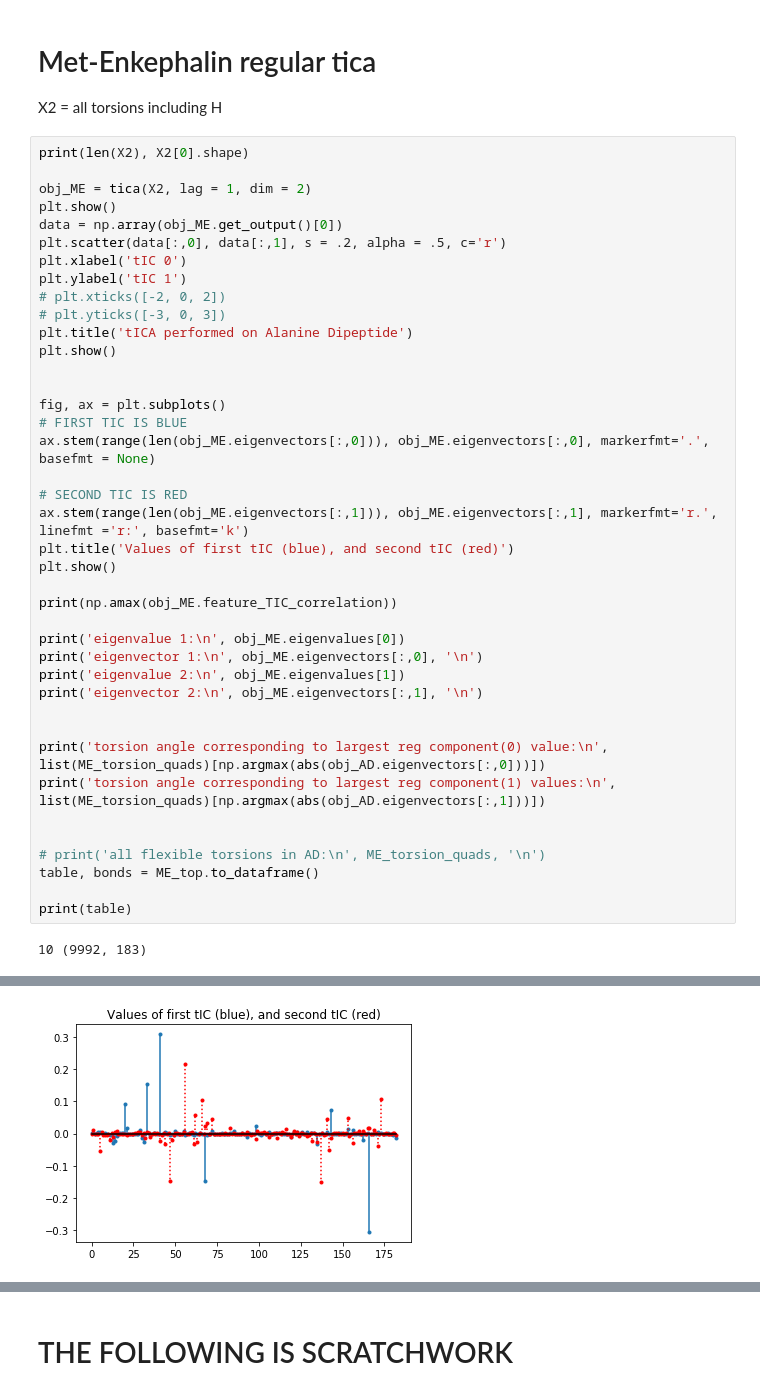
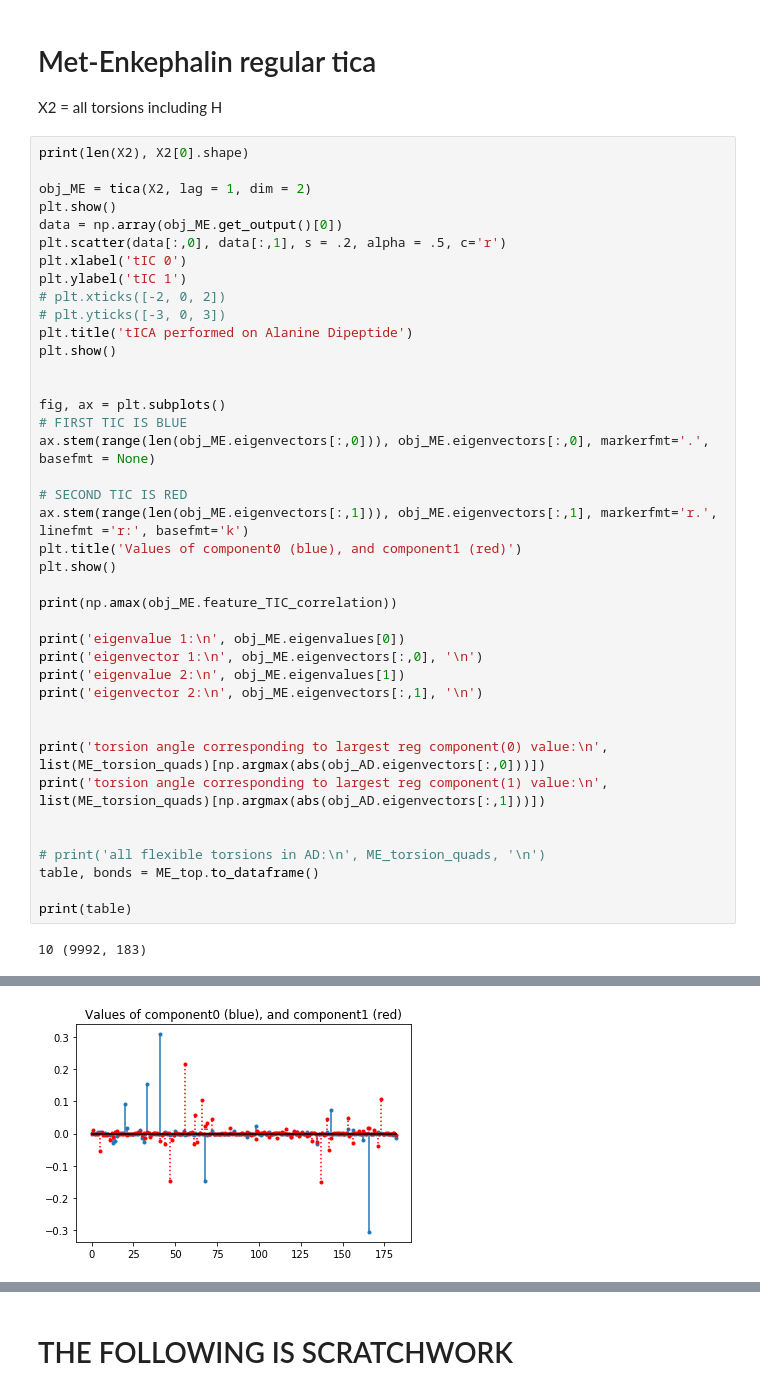
Before and after one commit to choderalab/observable-tica, a Jupyter notebook: noteboooks/franks-analysis-2.ipynb, the cells around one changed output, grey strips where cells are left out. Saved outputs shown, nothing was run; the diff lists cells and outputs as text.

```diff
--- a/noteboooks/franks-analysis-2.ipynb
+++ b/noteboooks/franks-analysis-2.ipynb
@@ -330,36 +332,36 @@ plt.ylabel('tIC 1')
 plt.title('tICA performed on Alanine Dipeptide')
 plt.show()
 
 
 fig, ax = plt.subplots()
 # FIRST TIC IS BLUE
 ax.stem(range(len(obj_ME.eigenvectors[:,0])), obj_ME.eigenvectors[:,0], markerfmt='.', basefmt = None)
 
 # SECOND TIC IS RED
 ax.stem(range(len(obj_ME.eigenvectors[:,1])), obj_ME.eigenvectors[:,1], markerfmt='r.', linefmt ='r:', basefmt='k')
-plt.title('Values of first tIC (blue), and second tIC (red)')
+plt.title('Values of component0 (blue), and component1 (red)')
 plt.show()
 
 print(np.amax(obj_ME.feature_TIC_correlation))
 
 print('eigenvalue 1:\n', obj_ME.eigenvalues[0])
 print('eigenvector 1:\n', obj_ME.eigenvectors[:,0], '\n')
 print('eigenvalue 2:\n', obj_ME.eigenvalues[1])
 print('eigenvector 2:\n', obj_ME.eigenvectors[:,1], '\n')
 
 
 print('torsion angle corresponding to largest reg component(0) value:\n', list(ME_torsion_quads)[np.argmax(abs(obj_AD.eigenvectors[:,0]))])
-print('torsion angle corresponding to largest reg component(1) values:\n', list(ME_torsion_quads)[np.argmax(abs(obj_AD.eigenvectors[:,1]))])
+print('torsion angle corresponding to largest reg component(1) value:\n', list(ME_torsion_quads)[np.argmax(abs(obj_AD.eigenvectors[:,1]))])
 
 
 # print('all flexible torsions in AD:\n', ME_torsion_quads, '\n')
 table, bonds = ME_top.to_dataframe()
 
 print(table)
 # %% [output]
 10 (9992, 183)
 [figure]
-[figure, old version]
+[figure, new version]
 0.972984933598
 eigenvalue 1:
  0.998207158503
```
Also changed, not shown: parts of 4 cells of this notebook.
